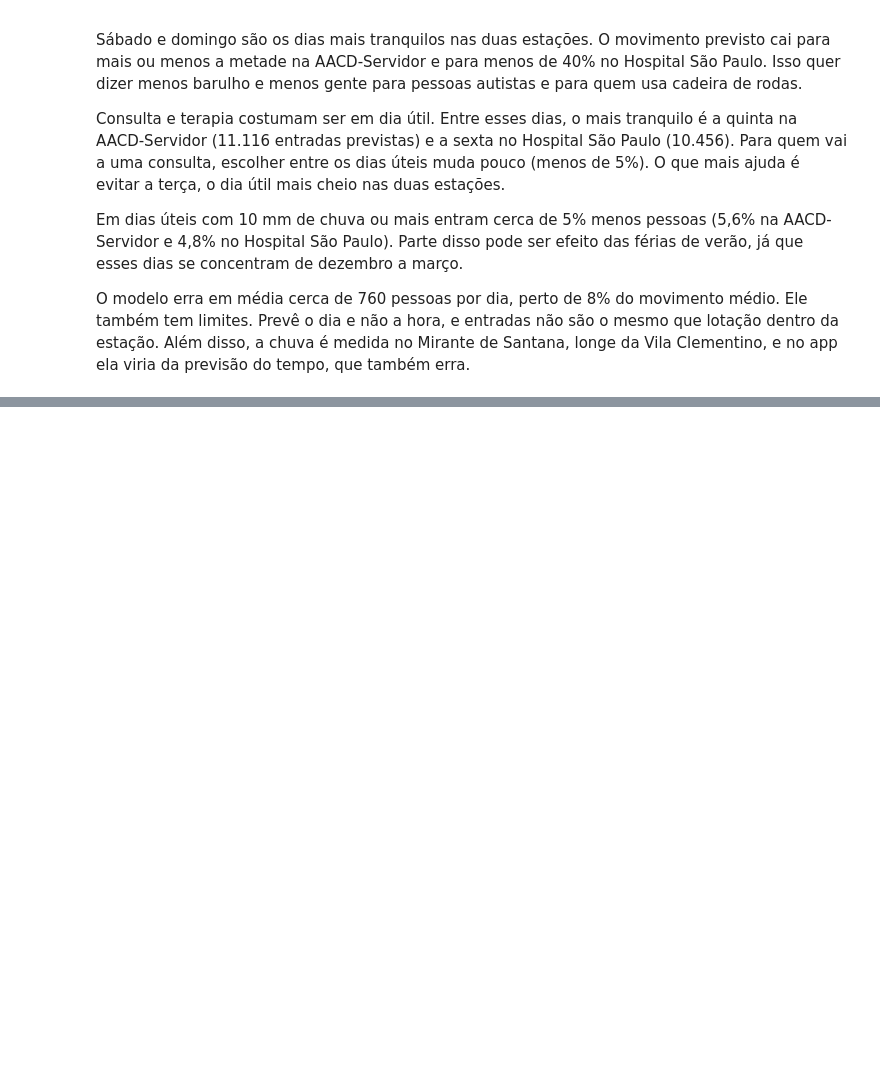
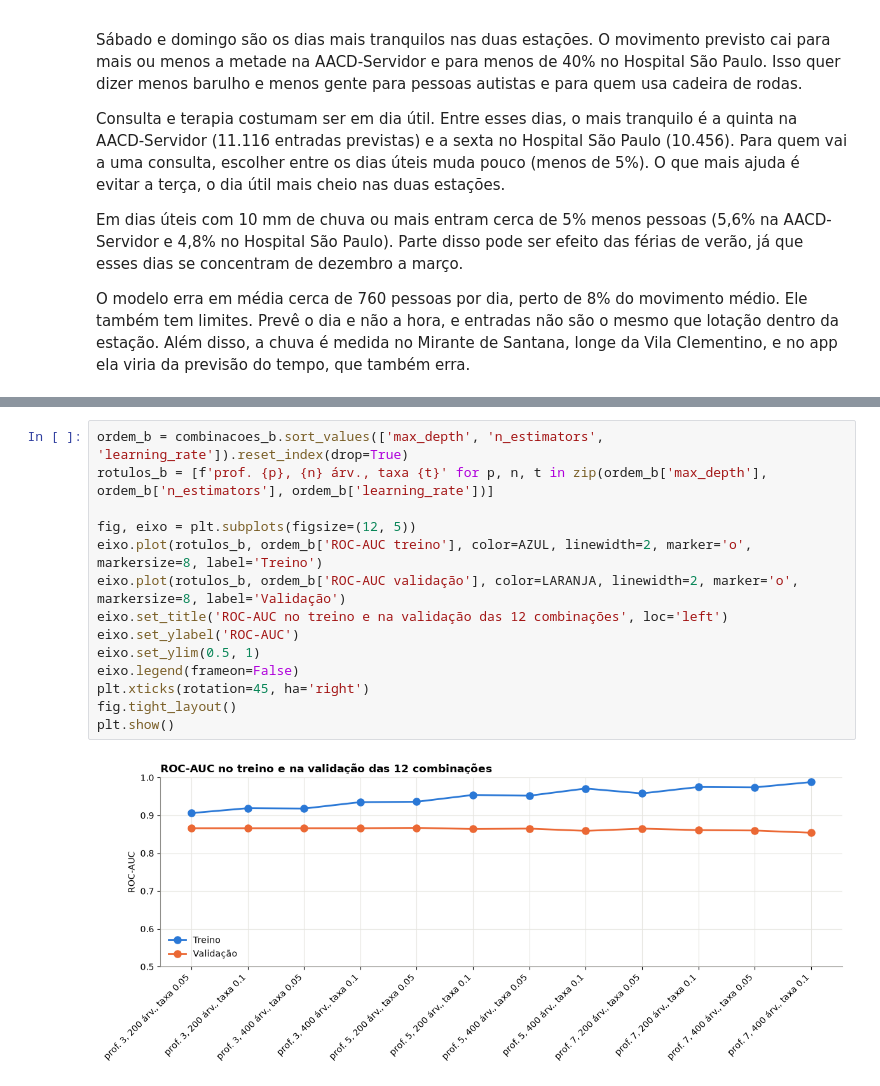
Before and after one commit to JoaoHHoffmann/gs-ia-ml, a Jupyter notebook: ml/notebook_ml.ipynb, the cells around one changed output, grey strips where cells are left out. Cells and saved outputs as stored; diff of their text form; blank space fills up the shorter version.

```diff
--- a/ml/notebook_ml.ipynb
+++ b/ml/notebook_ml.ipynb
@@ -740,0 +910,16 @@ O modelo erra em média cerca de 760 pessoas por dia, perto de 8% do movimento m
+# %%
+ordem_b = combinacoes_b.sort_values(['max_depth', 'n_estimators', 'learning_rate']).reset_index(drop=True)
+rotulos_b = [f'prof. {p}, {n} árv., taxa {t}' for p, n, t in zip(ordem_b['max_depth'], ordem_b['n_estimators'], ordem_b['learning_rate'])]
+
+fig, eixo = plt.subplots(figsize=(12, 5))
+eixo.plot(rotulos_b, ordem_b['ROC-AUC treino'], color=AZUL, linewidth=2, marker='o', markersize=8, label='Treino')
+eixo.plot(rotulos_b, ordem_b['ROC-AUC validação'], color=LARANJA, linewidth=2, marker='o', markersize=8, label='Validação')
+eixo.set_title('ROC-AUC no treino e na validação das 12 combinações', loc='left')
+eixo.set_ylabel('ROC-AUC')
+eixo.set_ylim(0.5, 1)
+eixo.legend(frameon=False)
+plt.xticks(rotation=45, ha='right')
+fig.tight_layout()
+plt.show()
+# %% [output]
+[figure, added]
```
Also changed, not shown: parts of 29 cells of this notebook.
